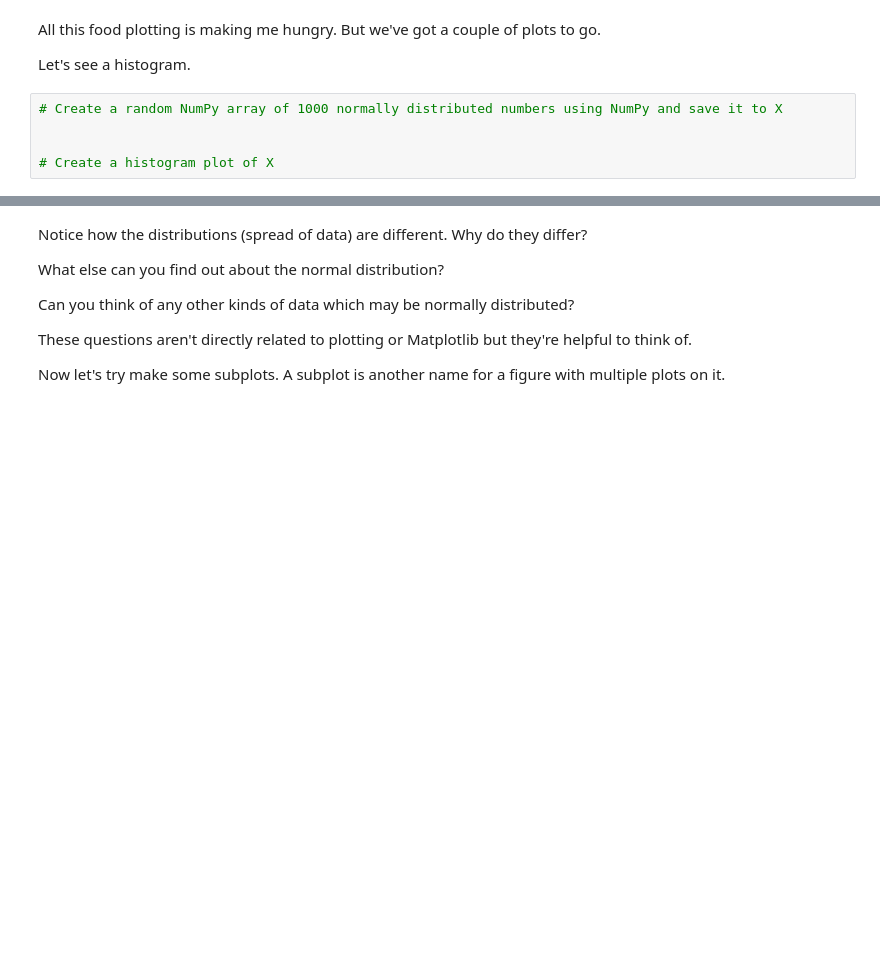
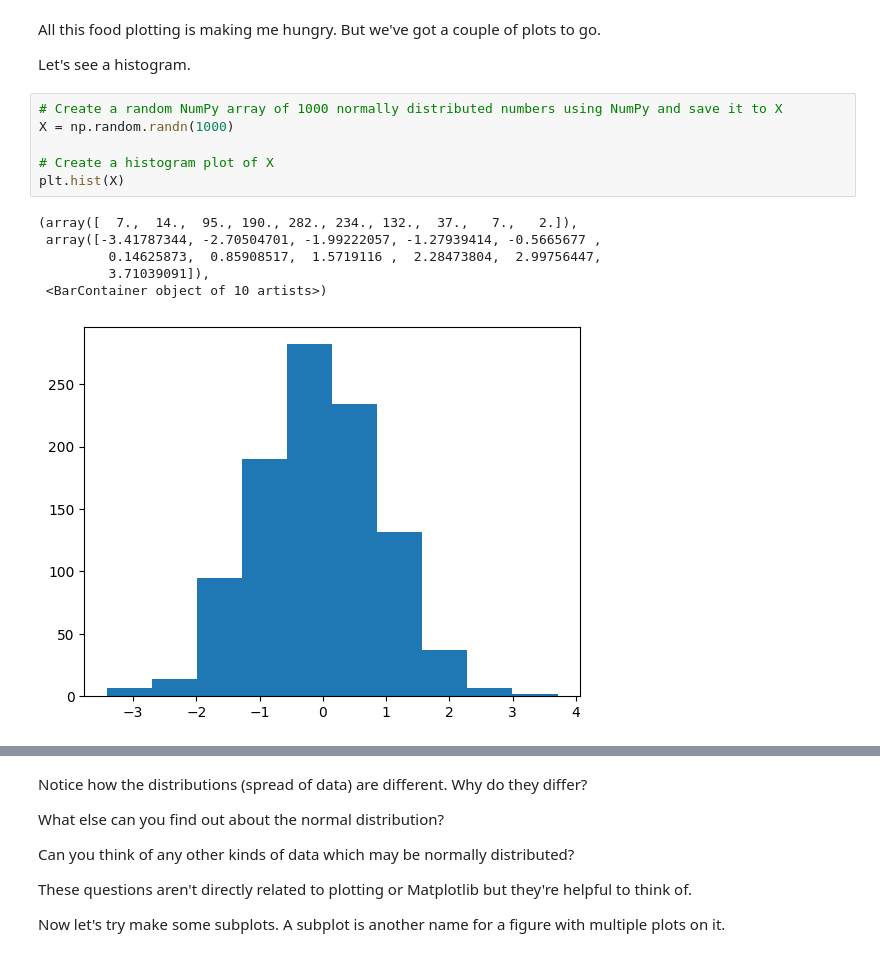
Before and after one commit to leviathan003/Practice_Puzzles, a Jupyter notebook: matplotlib-exercises.ipynb, the cells around one changed output, grey strips where cells are left out. Cells and saved outputs as stored; diff of their text form; blank space fills up the shorter version.

```diff
--- a/matplotlib-exercises.ipynb
+++ b/matplotlib-exercises.ipynb
@@ -141,8 +159,16 @@ All this food plotting is making me hungry. But we've got a couple of plots to g
 Let's see a histogram.
 # %%
 # Create a random NumPy array of 1000 normally distributed numbers using NumPy and save it to X
-
+X = np.random.randn(1000)
 
 # Create a histogram plot of X
+plt.hist(X)
+# %% [output]
+(array([  7.,  14.,  95., 190., 282., 234., 132.,  37.,   7.,   2.]),
+ array([-3.41787344, -2.70504701, -1.99222057, -1.27939414, -0.5665677 ,
+         0.14625873,  0.85908517,  1.5719116 ,  2.28473804,  2.99756447,
+         3.71039091]),
+ <BarContainer object of 10 artists>)
+[figure, added]
 # %%
 # Create a NumPy array of 1000 random numbers and save it to X
```
Also changed, not shown: parts of 7 cells of this notebook, 2 other files.
